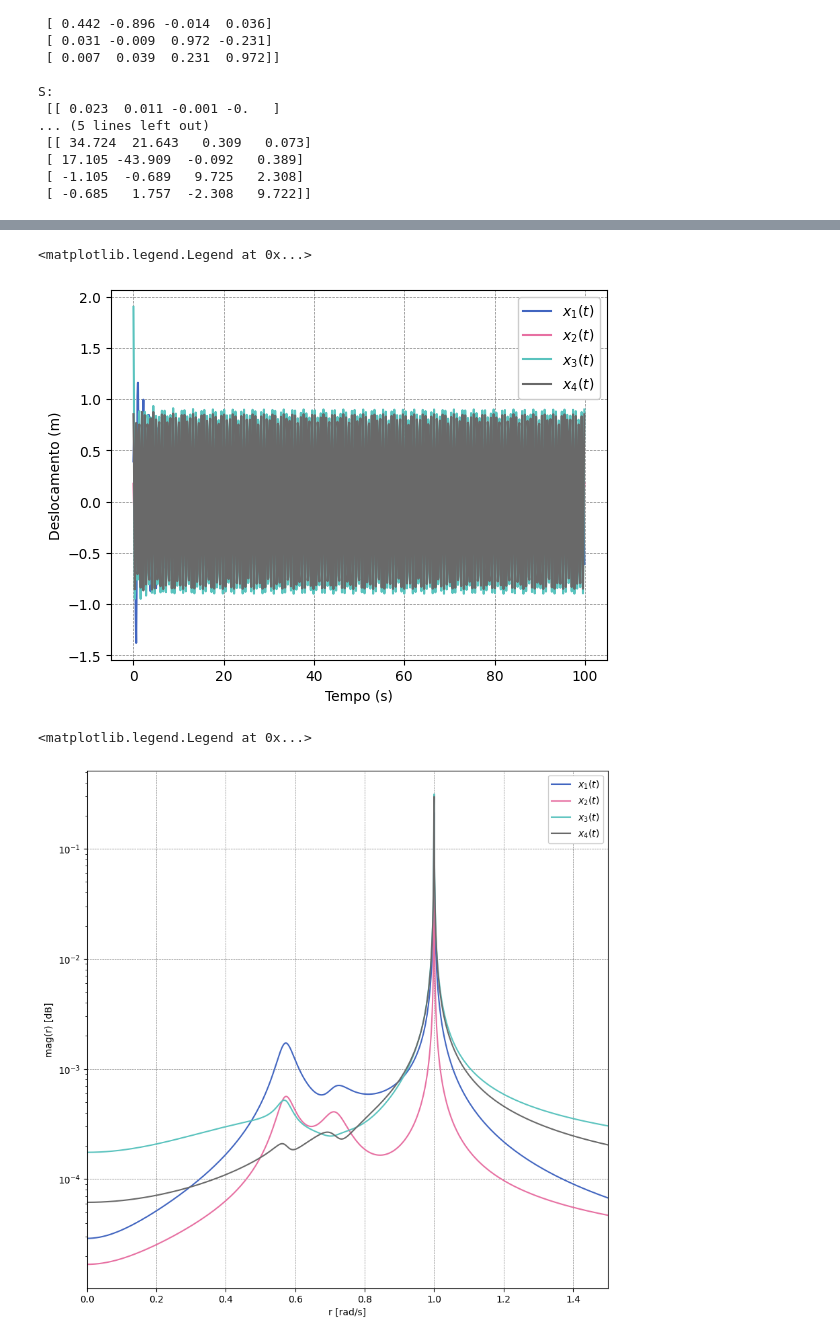
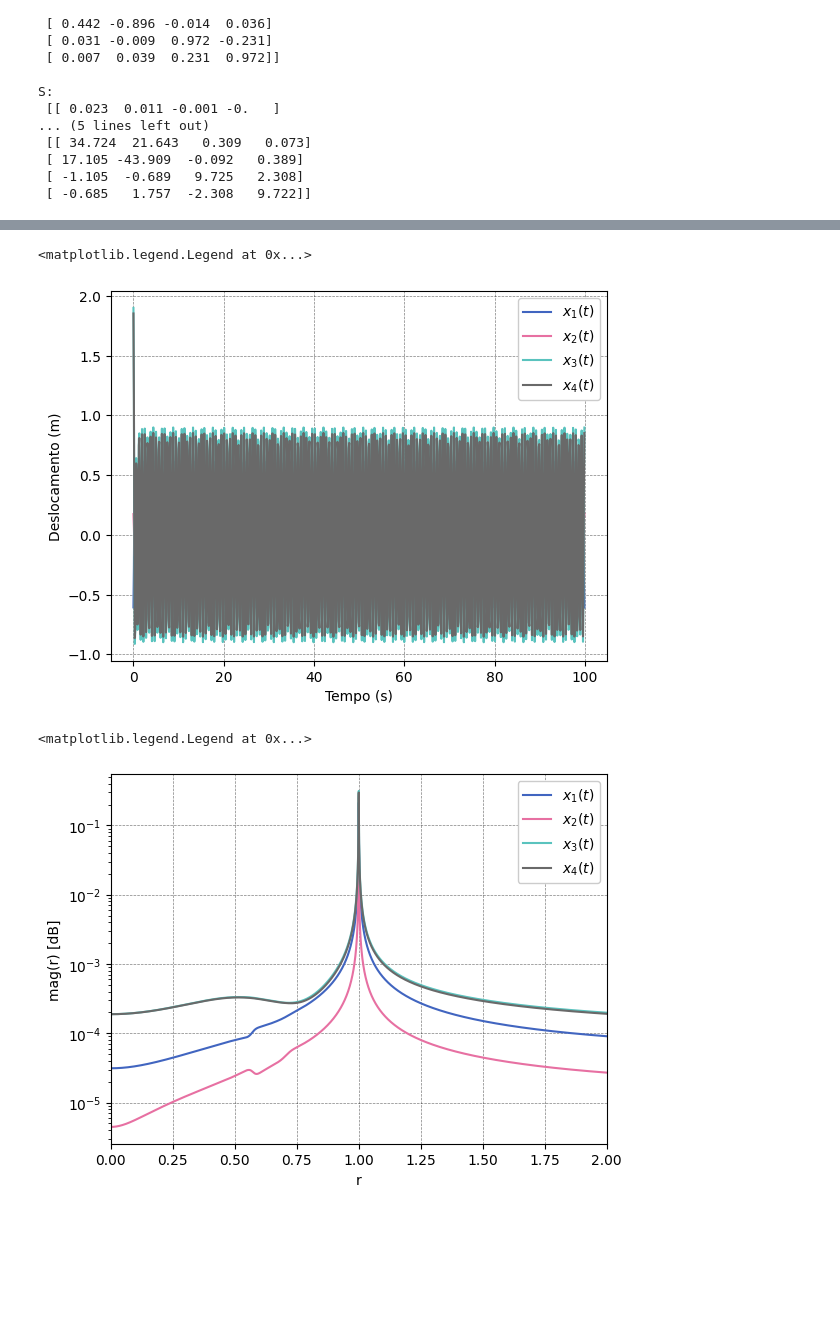
Before and after one commit to miguellrodrigues/dinamica_veicular, a Jupyter notebook: analise_modal.ipynb, the cells around one changed output, grey strips where cells are left out. Saved outputs shown, nothing was run; the diff lists cells and outputs as text; code cells hidden in the pictures; blank space fills up the shorter version.

```diff
--- a/analise_modal.ipynb
+++ b/analise_modal.ipynb
@@ -45,17 +45,17 @@ K = array([
 ])
 
 X0 = array([
-    [1],
+    [0],
     [0],
     [1],
-    [0],
+    [1],
 ])
 
 V0 = array([
     [0],
-    [-1],
     [0],
-    [.5],
+    [0],
+    [0],
 ])
 
 N = M.shape[0]
@@ -219,7 +219,7 @@ plt.ylabel('Deslocamento (m)')
 plt.legend()
 # %% [output]
 <matplotlib.legend.Legend at 0x...>
-[figure, old version]
+[figure, new version]
 # %%
 def fft(signal, sampling_time):
     fft = np.fft.fft(signal)
@@ -235,33 +235,33 @@ def fft(signal, sampling_time):
     phase = np.rad2deg(np.angle(fft)[:K])
 
     return freqs, amplitudes, phase
 
 
 ffts   = [fft(xi[i], sampling_period) for i in range(N)]
 
 maximum_amp = np.max([
     np.max(ffts[i][1]) for i in range(N)
 ])
 
 maximum_freq = np.max(
     [ffts[i][0][np.argmax(ffts[i][1])] for i in range(N)]
 )
 
-plt.figure(figsize=(10, 10))
+plt.figure()
 plt.semilogy()
 
 for i in range(N):
 
     plt.plot(
         ffts[i][0]/maximum_freq,
         ffts[i][1],
         label=f'$x_{i+1}(t)$'
     )
 
-plt.xlim(.0, 1.5)
+plt.xlim(.0, 2)
 plt.xlabel('r')
 plt.ylabel('mag(r) [dB]')
 plt.legend()
 # %% [output]
 <matplotlib.legend.Legend at 0x...>
-[figure, old version]
+[figure, new version]
```
Also changed, not shown: parts of 2 cells of this notebook, 2 other files.
